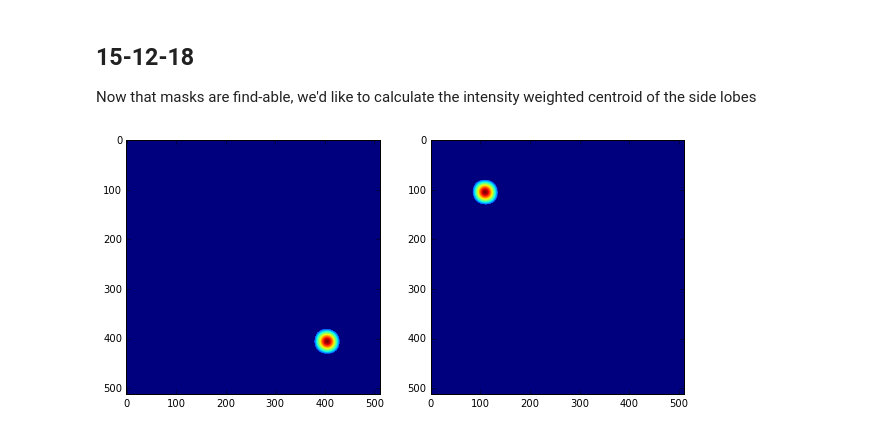
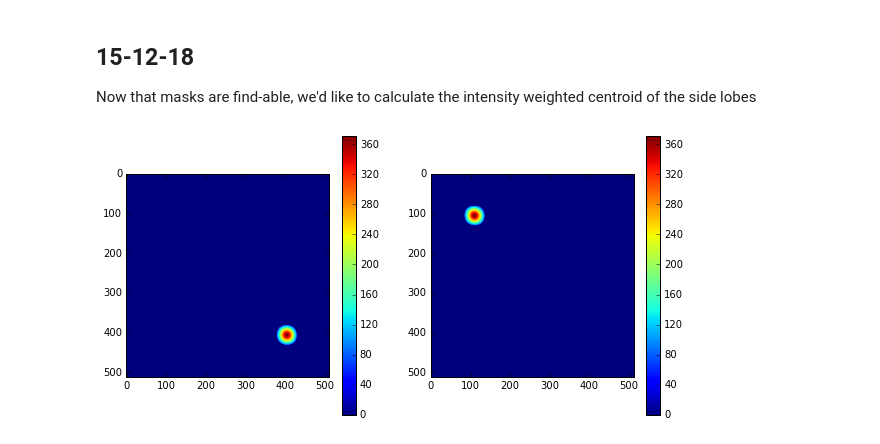
Before and after one commit to nsmidth/CPSLO-Speckle-Reduction, a Jupyter notebook: 15-12-11_centroids.ipynb, the cells around one changed output. Saved outputs shown, nothing was run; the diff lists cells and outputs as text; code cells hidden in the pictures.

```diff
--- a/15-12-11_centroids.ipynb
+++ b/15-12-11_centroids.ipynb
@@ -218,22 +218,24 @@ Now that masks are find-able, we'd like to calculate the intensity weighted cent
 # %%
 ## Finding indices of side lobes
 # Possible indices of side lobes
 i_side_lobes = [0,1,2]
 # Remove the center lobe index
 i_side_lobes.remove(i_center)
 
 # Make empty mask images
 mask_side = np.zeros((2,np.shape(autocorr)[0],np.shape(autocorr)[1]))
+lobe_side = np.zeros((2,np.shape(autocorr)[0],np.shape(autocorr)[1]))
 
-# Create masks for both side lobes
+# Create masks and calculate side lobes
 for i in np.arange(2):
     cv2.drawContours(mask_side[i],contours,i_side_lobes[i],(1,1,1),-1)
-    lobe_side =
+    lobe_side[i] = (np.multiply(autocorr,mask_side[i]))#.astype(np.uint8)
 
 # View both side lobes
 plt.figure(figsize=(10,5))
 for i in np.arange(2):
     plt.subplot(1,2,i+1)
-    plt.imshow(np.multiply(autocorr,mask_side[i]))
+    plt.imshow(lobe_side[i])
+    plt.colorbar()
 # %% [output]
-[figure, old version]
+[figure, new version]
```
Also changed, not shown: parts of 4 cells of this notebook.
